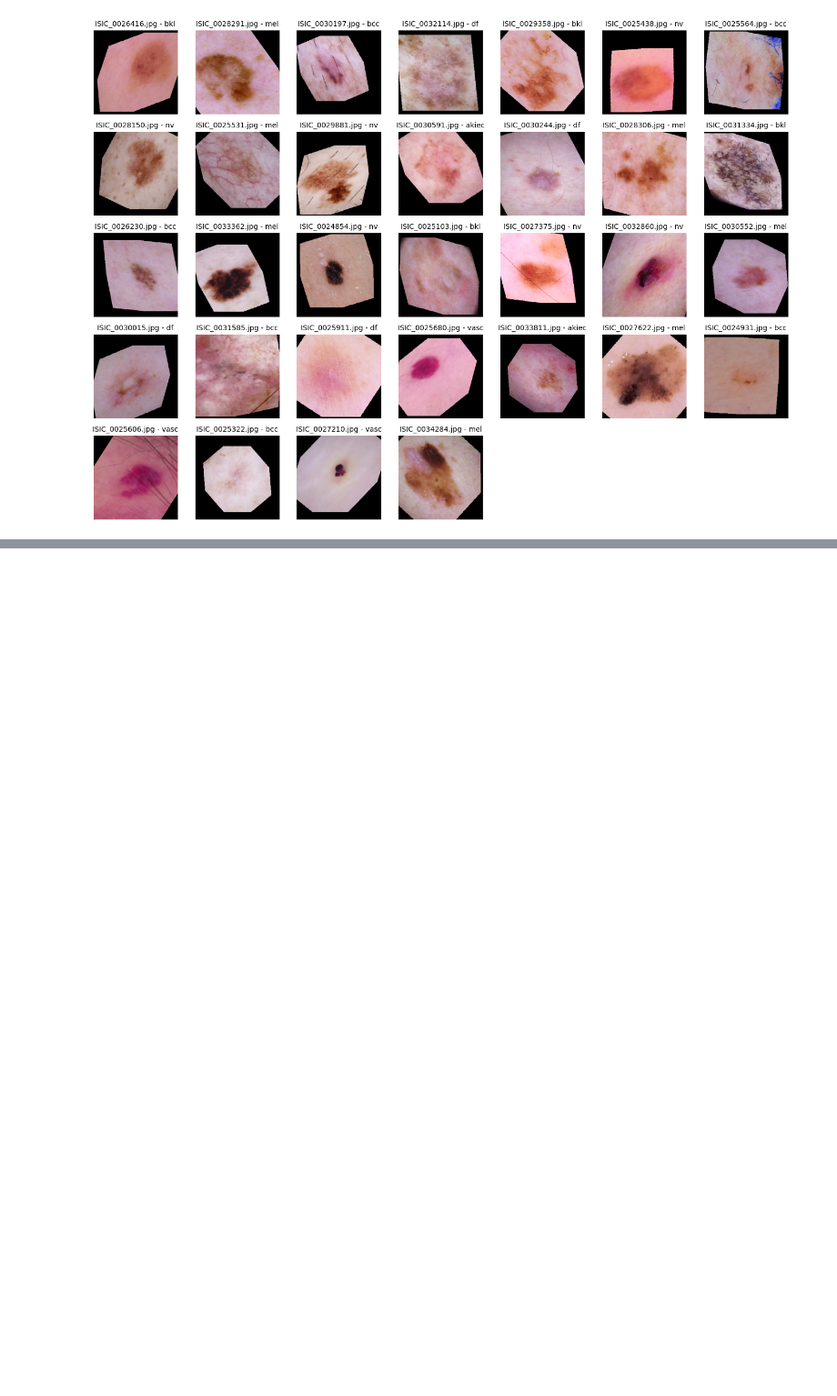
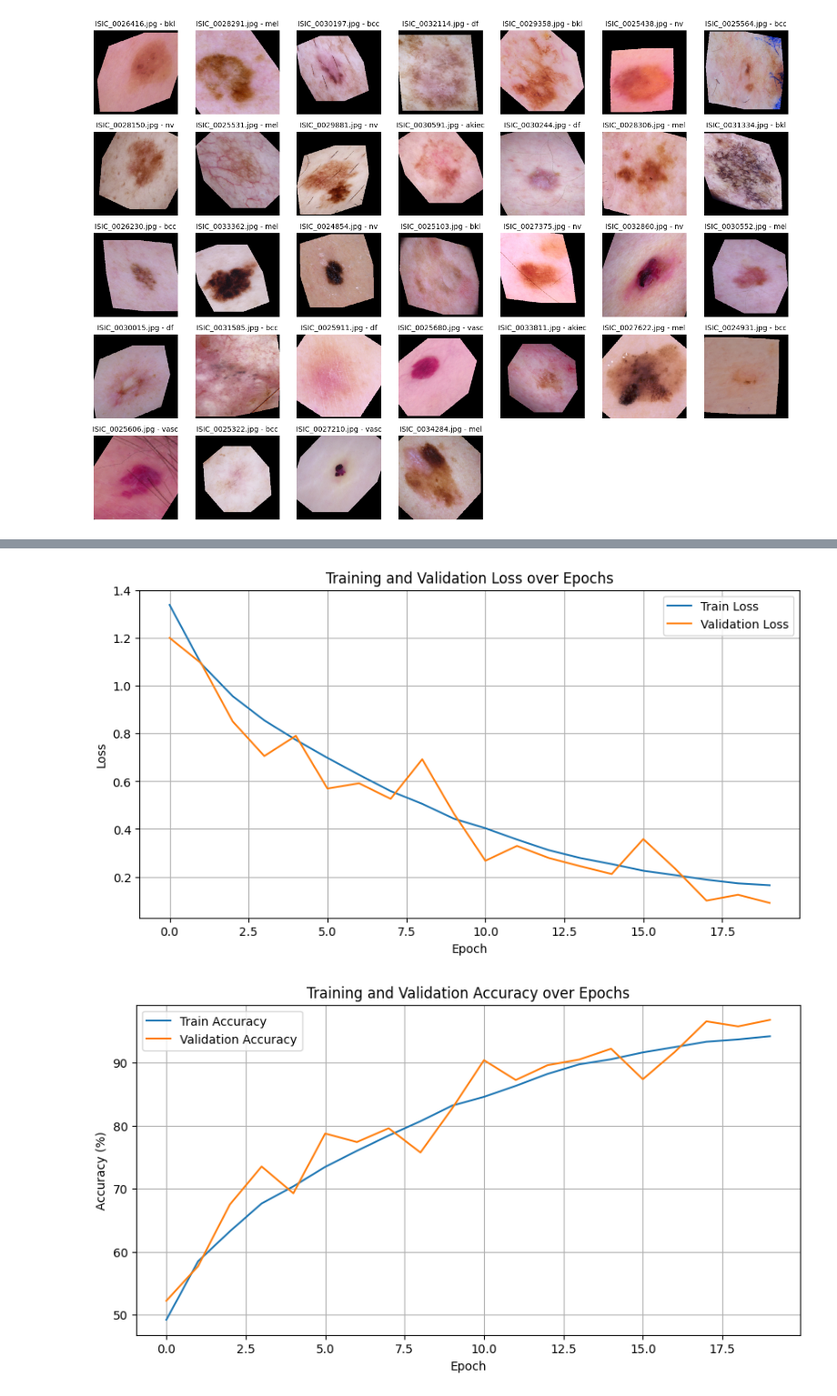
Before and after one commit to nithinprasad94/ENGG6600_DL_Final_Project, a Jupyter notebook: dl_final_project_regnet.ipynb, the cells around one changed output, grey strips where cells are left out. Shown at 91% size. Saved outputs shown, nothing was run; the diff lists cells and outputs as text; code cells hidden in the pictures; blank space fills up the shorter version.

```diff
--- a/dl_final_project_regnet.ipynb
+++ b/dl_final_project_regnet.ipynb
@@ -304,37 +310,40 @@ Validation Loss: 0.3294, Validation Accuracy: 87.28%
 # %%
 def save_training_stats(training_stats, filename="training_stats.csv"):
-    csv_columns = ['epoch', 'train_loss', 'train_accuracy', 'val_loss', 'val_accuracy']
+    csv_columns = ['train_loss', 'train_accuracy', 'val_loss', 'val_accuracy']
     try:
         with open(filename, 'w', newline='') as csvfile:
             writer = csv.DictWriter(csvfile, fieldnames=csv_columns)
             writer.writeheader()
             for data in zip(*[training_stats[key] for key in csv_columns]):
                 writer.writerow(dict(zip(csv_columns, data)))
     except IOError:
         print("I/O error during CSV file writing")
 
 def plot_training_stats(filename="training_stats.csv"):
     df = pd.read_csv(filename)
 
     plt.figure(figsize=(10, 5))
-    plt.plot(df['epoch'], df['train_loss'], label='Train Loss')
-    plt.plot(df['epoch'], df['val_loss'], label='Validation Loss')
+    plt.plot(df['train_loss'], label='Train Loss')
+    plt.plot(df['val_loss'], label='Validation Loss')
     plt.xlabel('Epoch')
     plt.ylabel('Loss')
     plt.title('Training and Validation Loss over Epochs')
     plt.legend()
     plt.grid(True)
     plt.show()
 
     plt.figure(figsize=(10, 5))
-    plt.plot(df['epoch'], df['train_accuracy'], label='Train Accuracy')
-    plt.plot(df['epoch'], df['val_accuracy'], label='Validation Accuracy')
+    plt.plot(df['train_accuracy'], label='Train Accuracy')
+    plt.plot(df['val_accuracy'], label='Validation Accuracy')
     plt.xlabel('Epoch')
     plt.ylabel('Accuracy (%)')
     plt.title('Training and Validation Accuracy over Epochs')
     plt.legend()
     plt.grid(True)
     plt.show()
 
 save_training_stats(training_stats)
 plot_training_stats()
+# %% [output]
+[figure, added]
+[figure, added]
```
Also changed, not shown: parts of 7 cells of this notebook.
